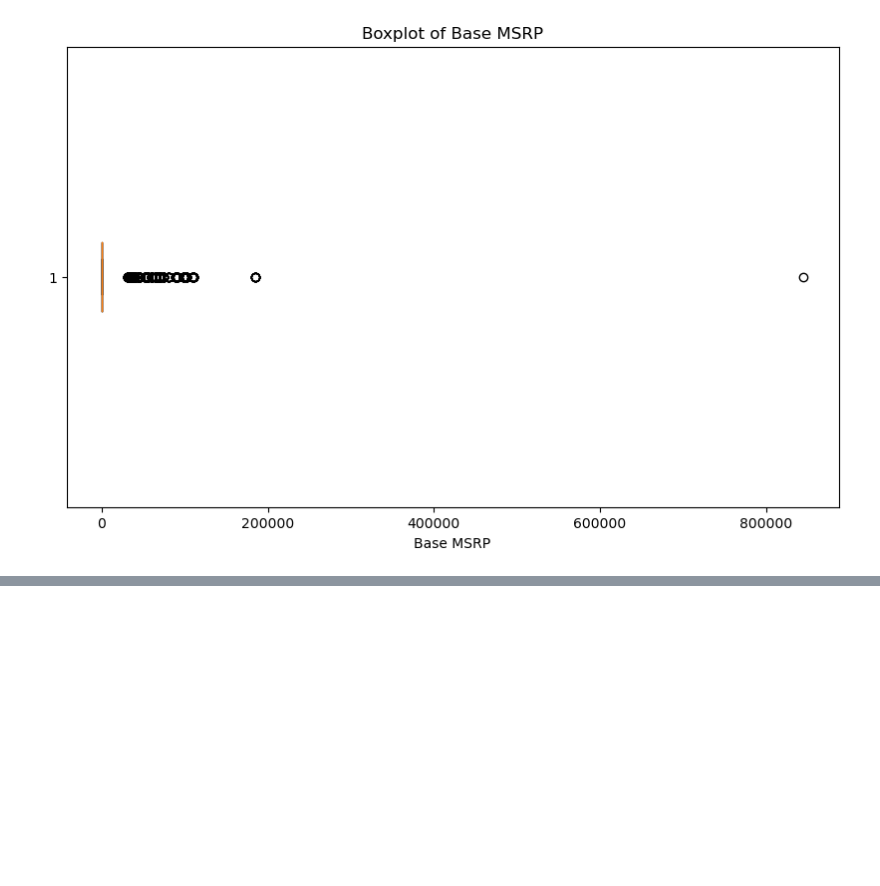
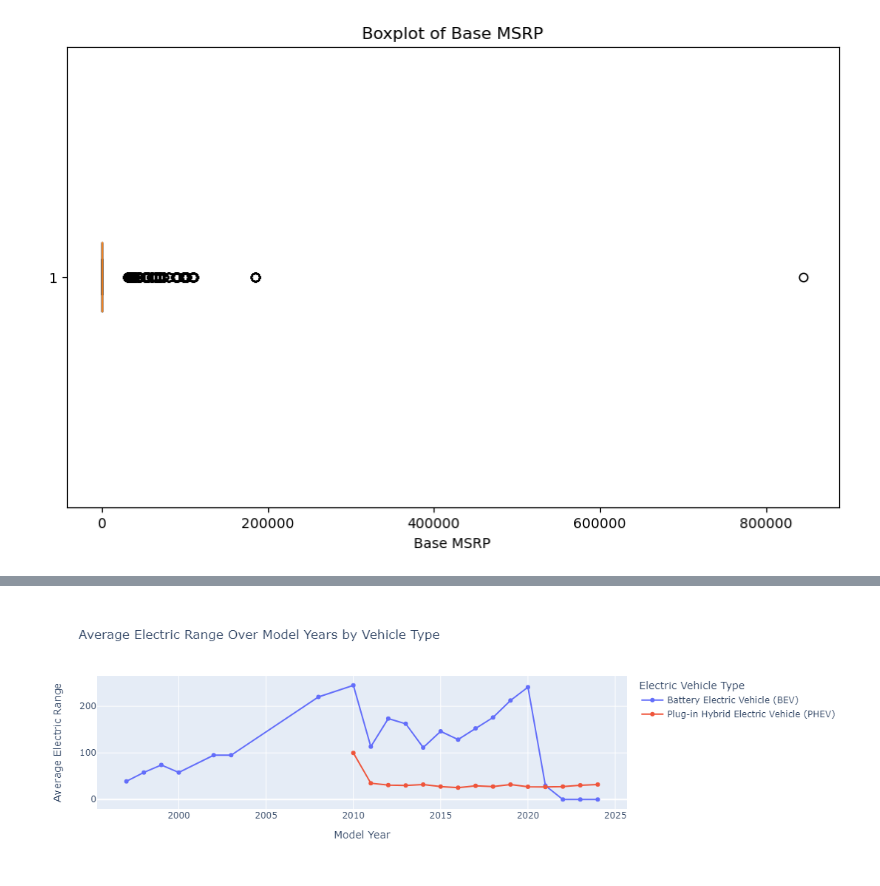
Before and after one commit to Pooja-Arumugam/Electric_vehicles_data_insight, a Jupyter notebook: EV data Analysis.ipynb, the cells around one changed output, grey strips where cells are left out. Saved outputs shown, nothing was run; the diff lists cells and outputs as text; code cells hidden in the pictures; blank space fills up the shorter version.

```diff
--- a/EV data Analysis.ipynb
+++ b/EV data Analysis.ipynb
@@ -266,0 +230,16 @@ else:
+# %%
+import plotly.express as px
+
+df_avg_range = dfd.groupby(['Model Year', 'Electric Vehicle Type'])['Electric Range'].mean().reset_index()
+fig3 = px.line(
+    df_avg_range,
+    x="Model Year",
+    y="Electric Range",
+    color="Electric Vehicle Type",
+    title="Average Electric Range Over Model Years by Vehicle Type",
+    markers=True
+)
+fig3.update_layout(xaxis_title="Model Year", yaxis_title="Average Electric Range")
+fig3.show()
+# %% [output]
+[figure, added]
```
Also changed, not shown: parts of 8 cells of this notebook.
